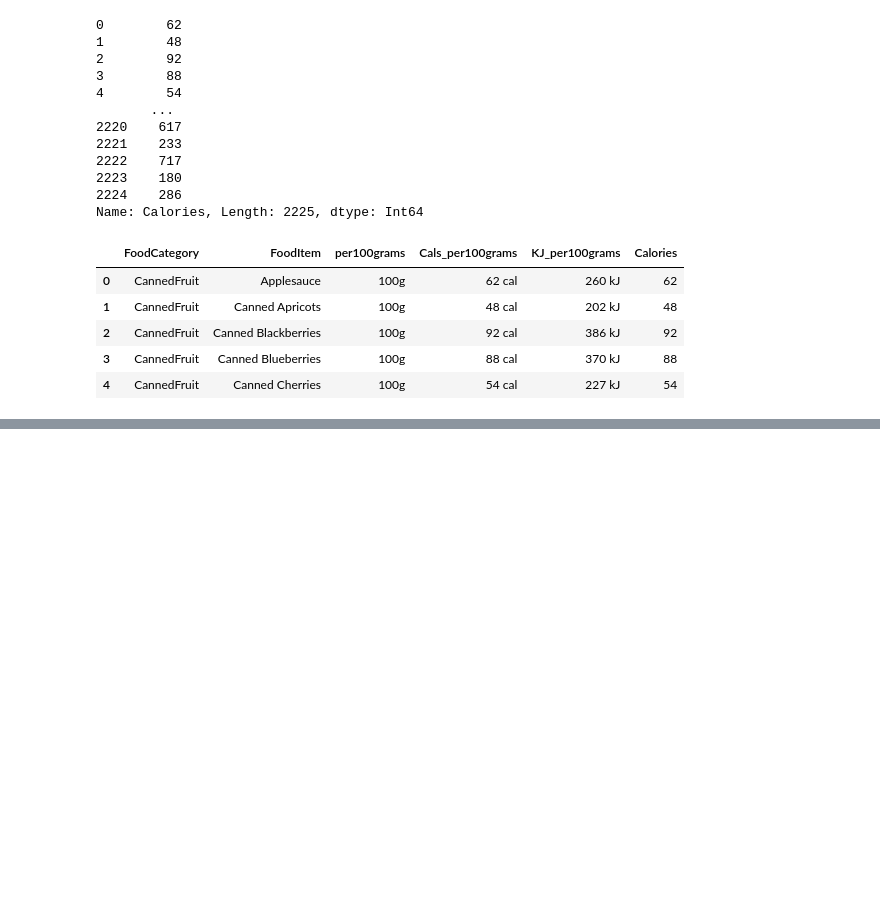
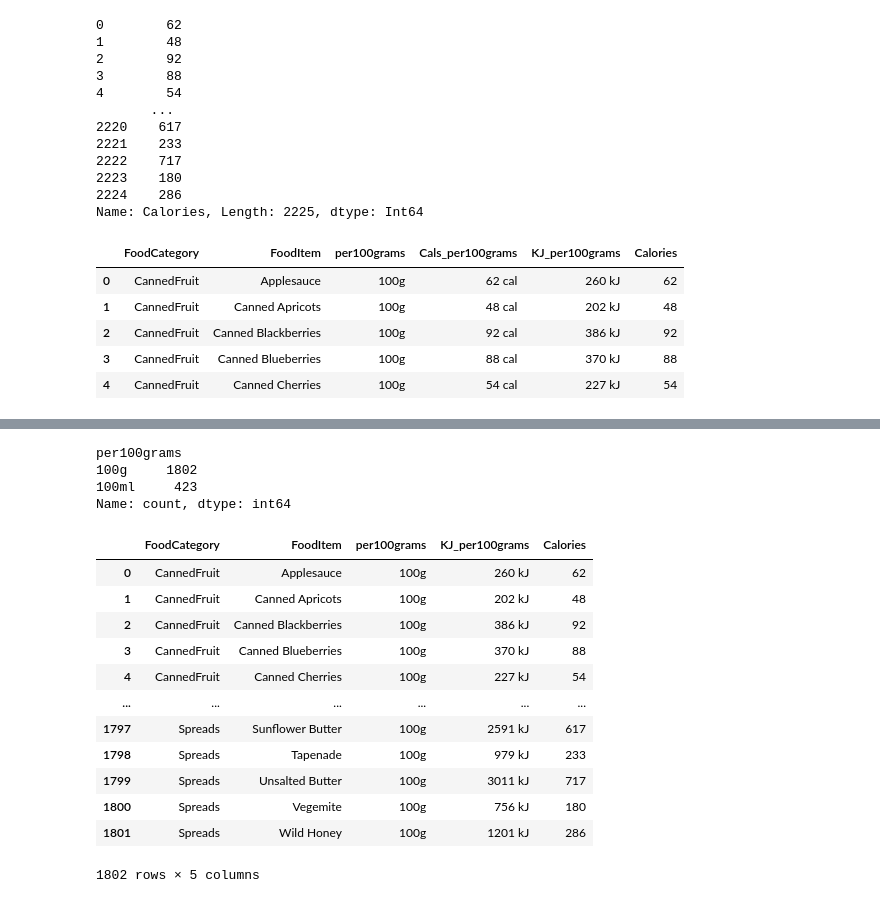
Before and after one commit to danlundh67/Python-Dan-Lund-OPA23, a Jupyter notebook: code_along/L6_pandas_basic.ipynb, the cells around one changed output, grey strips where cells are left out. Saved outputs shown, nothing was run; the diff lists cells and outputs as text; code cells hidden in the pictures; blank space fills up the shorter version.

Commit message:
fixed solids

```diff
--- a/code_along/L6_pandas_basic.ipynb
+++ b/code_along/L6_pandas_basic.ipynb
@@ -273,0 +262,24 @@ df.head()
+# %%
+df["per100grams"].value_counts()
+# %% [output]
+per100grams
+100g     1802
+100ml     423
+Name: count, dtype: int64
+# %%
+solids=df[df["per100grams"] == "100g"].reset_index(drop=True)
+solids
+# %% [output]
+|  | FoodCategory | FoodItem | per100grams | KJ_per100grams | Calories |
+| 0 | CannedFruit | Applesauce | 100g | 260 kJ | 62 |
+| 1 | CannedFruit | Canned Apricots | 100g | 202 kJ | 48 |
+| 2 | CannedFruit | Canned Blackberries | 100g | 386 kJ | 92 |
+| 3 | CannedFruit | Canned Blueberries | 100g | 370 kJ | 88 |
+| 4 | CannedFruit | Canned Cherries | 100g | 227 kJ | 54 |
+| ... | ... | ... | ... | ... | ... |
+| 1797 | Spreads | Sunflower Butter | 100g | 2591 kJ | 617 |
+| 1798 | Spreads | Tapenade | 100g | 979 kJ | 233 |
+| 1799 | Spreads | Unsalted Butter | 100g | 3011 kJ | 717 |
+| 1800 | Spreads | Vegemite | 100g | 756 kJ | 180 |
+| 1801 | Spreads | Wild Honey | 100g | 1201 kJ | 286 |
+1802 rows × 5 columns
```
Also changed, not shown: parts of 4 cells of this notebook.
